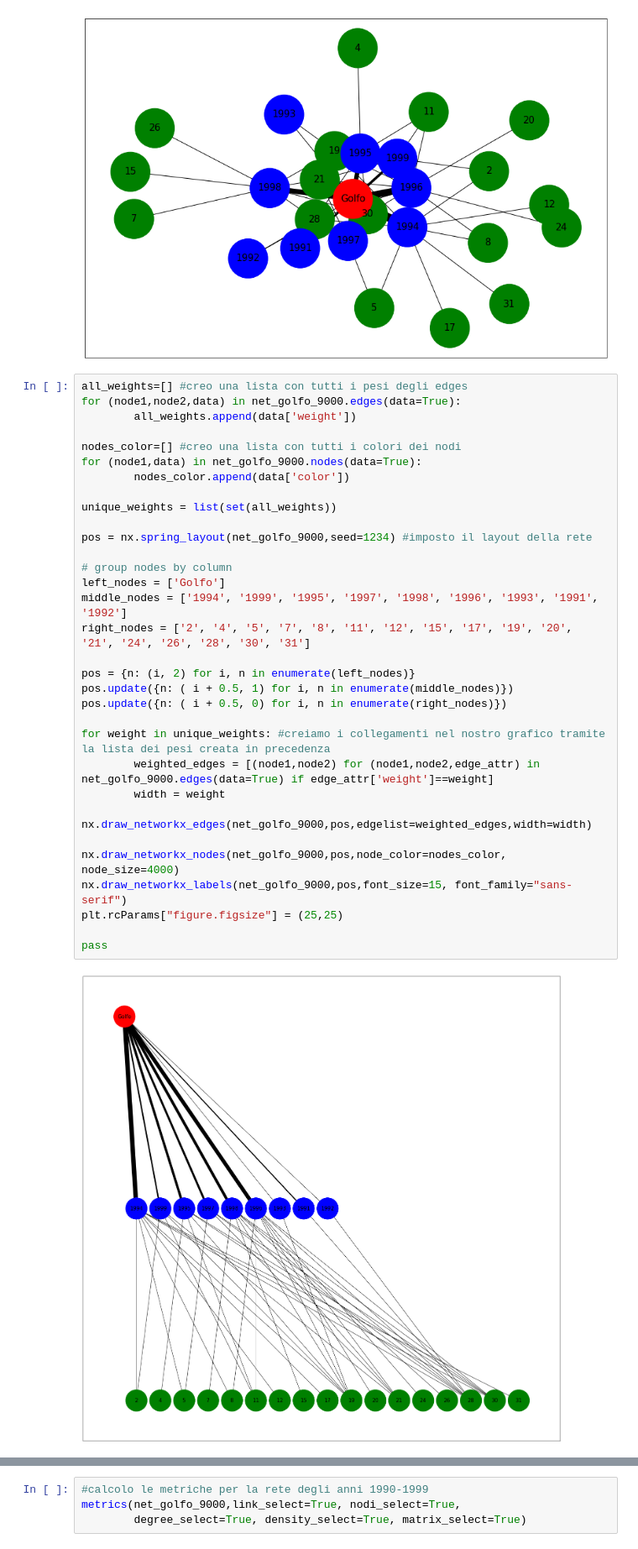
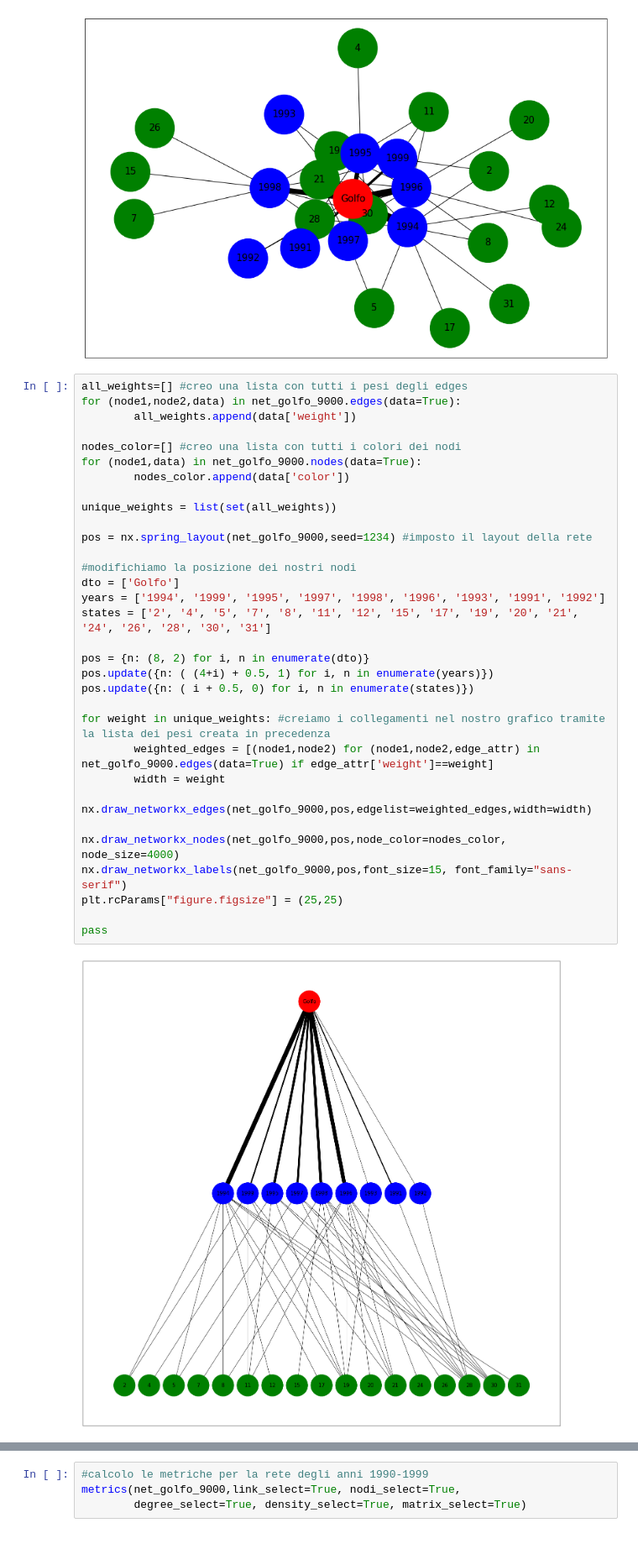
Before and after one commit to emacarta/Mexico-Drug-Traffic-Activities, a Jupyter notebook: Mexican_Drug_Cartell_Analysis.ipynb, the cells around one changed output, grey strips where cells are left out. Shown at 84% size. Drawn from its saved outputs; the diff is of its cells as text.

```diff
--- a/Mexican_Drug_Cartell_Analysis.ipynb
+++ b/Mexican_Drug_Cartell_Analysis.ipynb
@@ -736,34 +784,34 @@ pass
 # %%
 all_weights=[] #creo una lista con tutti i pesi degli edges
 for (node1,node2,data) in net_golfo_9000.edges(data=True):
         all_weights.append(data['weight'])
 
 nodes_color=[] #creo una lista con tutti i colori dei nodi
 for (node1,data) in net_golfo_9000.nodes(data=True):
         nodes_color.append(data['color'])
 
 unique_weights = list(set(all_weights))
 
 pos = nx.spring_layout(net_golfo_9000,seed=1234) #imposto il layout della rete
 
-# group nodes by column
-left_nodes = ['Golfo']
-middle_nodes = ['1994', '1999', '1995', '1997', '1998', '1996', '1993', '1991', '1992']
-right_nodes = ['2', '4', '5', '7', '8', '11', '12', '15', '17', '19', '20', '21', '24', '26', '28', '30', '31']
+#modifichiamo la posizione dei nostri nodi
+dto = ['Golfo']
+years = ['1994', '1999', '1995', '1997', '1998', '1996', '1993', '1991', '1992']
+states = ['2', '4', '5', '7', '8', '11', '12', '15', '17', '19', '20', '21', '24', '26', '28', '30', '31']
 
-pos = {n: (i, 2) for i, n in enumerate(left_nodes)}
-pos.update({n: ( i + 0.5, 1) for i, n in enumerate(middle_nodes)})
-pos.update({n: ( i + 0.5, 0) for i, n in enumerate(right_nodes)})
+pos = {n: (8, 2) for i, n in enumerate(dto)}
+pos.update({n: ( (4+i) + 0.5, 1) for i, n in enumerate(years)})
+pos.update({n: ( i + 0.5, 0) for i, n in enumerate(states)})
 
 for weight in unique_weights: #creiamo i collegamenti nel nostro grafico tramite la lista dei pesi creata in precedenza
         weighted_edges = [(node1,node2) for (node1,node2,edge_attr) in net_golfo_9000.edges(data=True) if edge_attr['weight']==weight]
         width = weight
         nx.draw_networkx_edges(net_golfo_9000,pos,edgelist=weighted_edges,width=width)
 
 nx.draw_networkx_nodes(net_golfo_9000,pos,node_color=nodes_color, node_size=4000)
 nx.draw_networkx_labels(net_golfo_9000,pos,font_size=15, font_family="sans-serif")
 plt.rcParams["figure.figsize"] = (25,25)
 
 pass
 # %% [output]
-[figure, old version]
+[figure, new version]
```
Also changed, not shown: parts of 13 cells of this notebook.
